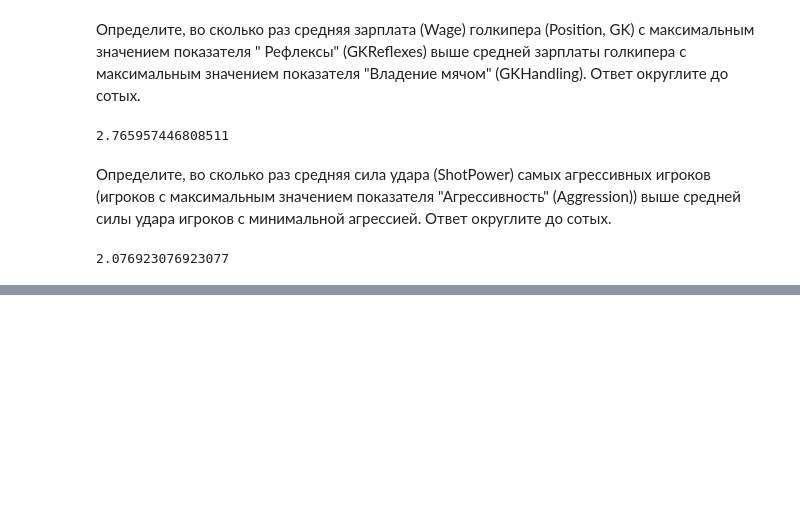
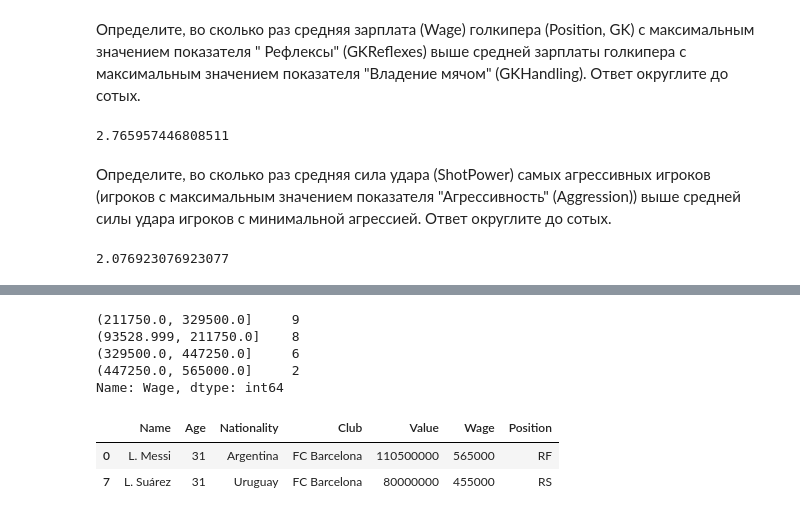
Before and after one commit to aar44i/DataScience, a Jupyter notebook: SkillFactory/5.ipynb, the cells around one changed output, grey strips where cells are left out. Cells and saved outputs as stored; diff of their text form; code cells hidden in the pictures; blank space fills up the shorter version.

```diff
--- a/SkillFactory/5.ipynb
+++ b/SkillFactory/5.ipynb
@@ -170,0 +250,15 @@ ft[(ft.Position == 'GK') & (ft.GKHandling == ft.GKHandling.max())].Wage.mean()
+# %%
+s = small_df['Wage'].value_counts(bins=4)
+display(s)
+# %% [output]
+(211750.0, 329500.0]     9
+(93528.999, 211750.0]    8
+(329500.0, 447250.0]     6
+(447250.0, 565000.0]     2
+Name: Wage, dtype: int64
+# %%
+small_df.loc[(small_df['Wage'] > s.index[3].left) & (small_df['Wage'] <= s.index[3].right)]
+# %% [output]
+|  | Name | Age | Nationality | Club | Value | Wage | Position |
+| 0 | L. Messi | 31 | Argentina | FC Barcelona | 110500000 | 565000 | RF |
+| 7 | L. Suárez | 31 | Uruguay | FC Barcelona | 80000000 | 455000 | RS |
```
Also changed, not shown: parts of 10 cells of this notebook.
